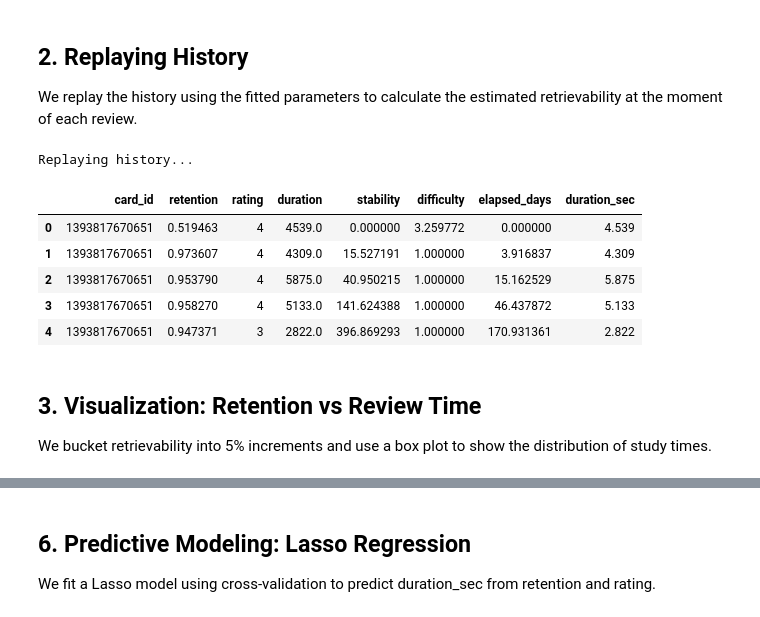
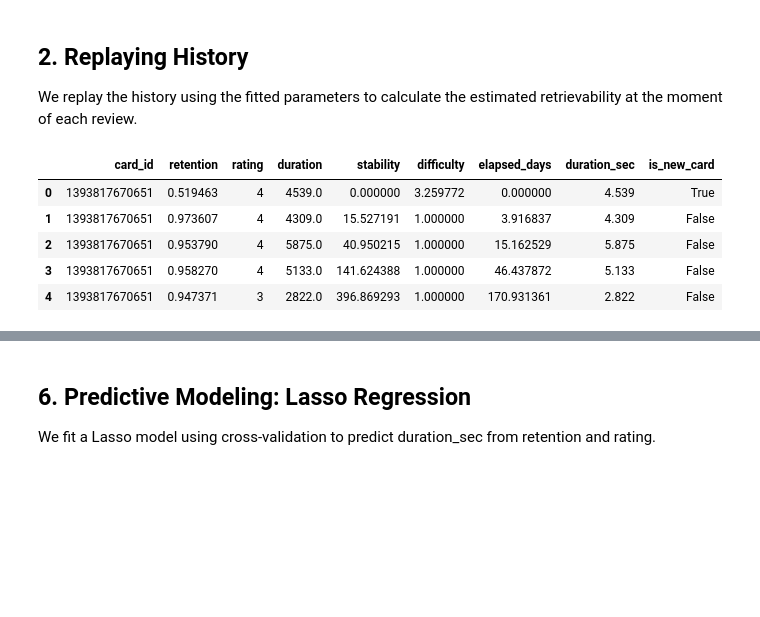
Before and after one commit to a913cb82/fsrs-experiments, a Jupyter notebook: notebooks/Review_Time_Analysis.ipynb, the cells around one changed output, grey strips where cells are left out. Cells and saved outputs as stored; diff of their text form; code cells hidden in the pictures; blank space fills up the shorter version.

```diff
--- a/notebooks/Review_Time_Analysis.ipynb
+++ b/notebooks/Review_Time_Analysis.ipynb
@@ -47,29 +47,18 @@ Fitted params: (0.0027563616167753935, 1.5865014791488647, 15.527191162109375, 1
 ## 2. Replaying History
 We replay the history using the fitted parameters to calculate the estimated retrievability at the moment of each review.
 # %%
-print("Replaying history...")
 stats = get_review_history_stats(logs, fitted_params)
 df = pd.DataFrame(stats)
-
-# Filter out reviews with missing duration (0 or None)
-df = df[df["duration"] > 0].copy()
-
+df = df.dropna(subset=["duration"])
+assert (df["duration"] == 0).sum() == 0
 # Convert duration from ms to seconds for easier reading
 df["duration_sec"] = df["duration"] / 1000.0
-
-# Clip extreme outliers for plotting (e.g. 99th percentile)
-upper_limit = df["duration_sec"].quantile(0.99)
-df_clean = df[df["duration_sec"] <= upper_limit].copy()
-
-df_clean.head()
+df["is_new_card"] = df["stability"] == 0
+df.head()
 # %% [output]
-Replaying history...
-|  | card_id | retention | rating | duration | stability | difficulty | elapsed_days | duration_sec |
-| 0 | 1393817670651 | 0.519463 | 4 | 4539.0 | 0.000000 | 3.259772 | 0.000000 | 4.539 |
-| 1 | 1393817670651 | 0.973607 | 4 | 4309.0 | 15.527191 | 1.000000 | 3.916837 | 4.309 |
-| 2 | 1393817670651 | 0.953790 | 4 | 5875.0 | 40.950215 | 1.000000 | 15.162529 | 5.875 |
-| 3 | 1393817670651 | 0.958270 | 4 | 5133.0 | 141.624388 | 1.000000 | 46.437872 | 5.133 |
-| 4 | 1393817670651 | 0.947371 | 3 | 2822.0 | 396.869293 | 1.000000 | 170.931361 | 2.822 |
+|  | card_id | retention | rating | duration | stability | difficulty | elapsed_days | duration_sec | is_new_card |
+| 0 | 1393817670651 | 0.519463 | 4 | 4539.0 | 0.000000 | 3.259772 | 0.000000 | 4.539 | True |
+| 1 | 1393817670651 | 0.973607 | 4 | 4309.0 | 15.527191 | 1.000000 | 3.916837 | 4.309 | False |
+| 2 | 1393817670651 | 0.953790 | 4 | 5875.0 | 40.950215 | 1.000000 | 15.162529 | 5.875 | False |
+| 3 | 1393817670651 | 0.958270 | 4 | 5133.0 | 141.624388 | 1.000000 | 46.437872 | 5.133 | False |
+| 4 | 1393817670651 | 0.947371 | 3 | 2822.0 | 396.869293 | 1.000000 | 170.931361 | 2.822 | False |
-# %% [markdown]
-## 3. Visualization: Retention vs Review Time
-We bucket retrievability into 5% increments and use a box plot to show the distribution of study times.
```
Also changed, not shown: parts of 13 cells of this notebook, 2 other files.
